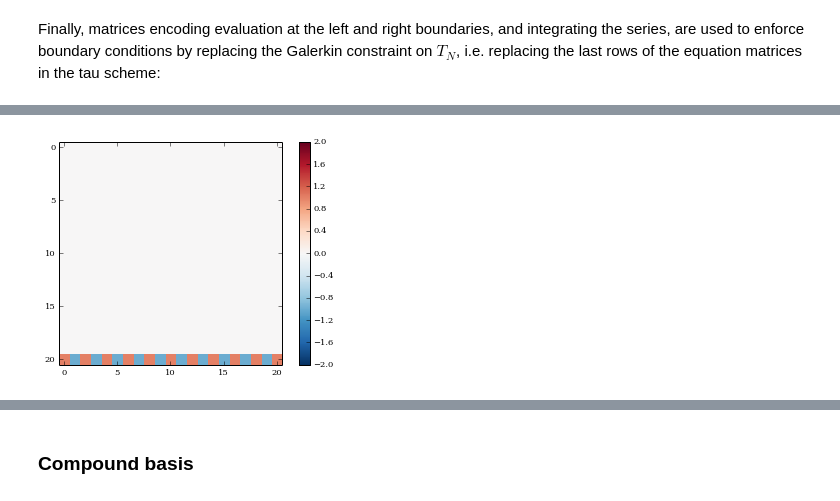
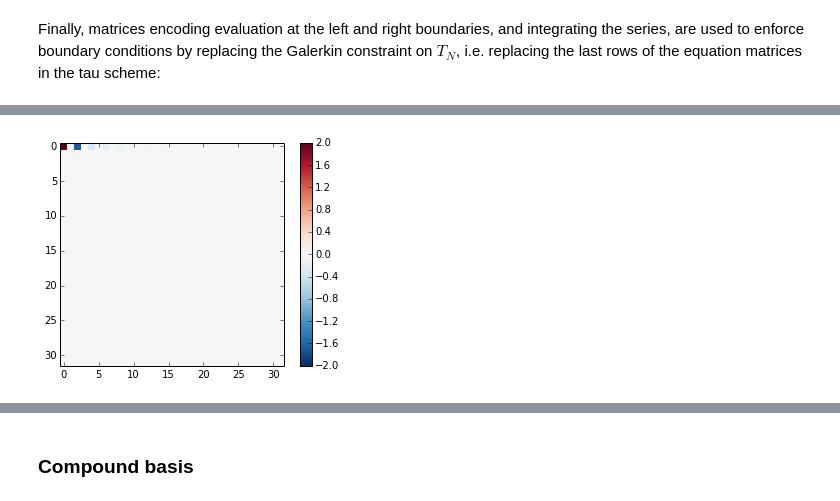
Before and after one commit to enlighter/dedalus, a Jupyter notebook: docs/notebooks/dedalus_tutorial_bases_domains.ipynb, the cells around one changed output, grey strips where cells are left out. Cells and saved outputs as stored; diff of their text form; code cells hidden in the pictures.

```diff
--- a/docs/notebooks/dedalus_tutorial_bases_domains.ipynb
+++ b/docs/notebooks/dedalus_tutorial_bases_domains.ipynb
@@ -16,7 +20,7 @@ Each basis is represented by a separate class, e.g. `Cheybhsev` and `Fourier`.
 
 Optionally, you can specify a dealiasing fraction, indicating what fraction of modes to retain after a transform.  To properly dealias quadratic nonlinearities, for instance, you would need a fraction $\le 2/3$.
 # %%
-xbasis = de.Chebyshev(32, interval=(0,5), dealias=2/3)
+xbasis = de.Chebyshev('x',32, interval=(0,5), dealias=2/3)
 # %% [markdown]
 ### Basis methods / attributes
 # %% [markdown]
@@ -42,5 +50,5 @@ The matrices used for implicit timestepping with the tau method are available as
 
 Before we examine them, we'll set the basis transform datatype:
 # %%
-xbasis.set_transforms(np.float64)
+xbasis.set_dtype(np.float64)
 # %% [output]
@@ -85,4 +101,4 @@ Finally, matrices encoding evaluation at the left and right boundaries, and inte
 # %%
-sparse_matrix_plot(xbasis.Left, clim=2)
+sparse_matrix_plot(xbasis.Integrate.matrix_form(), clim=2)
 # %% [output]
-[figure, old version]
+[figure, new version]
```
Also changed, not shown: parts of 19 cells of this notebook.
